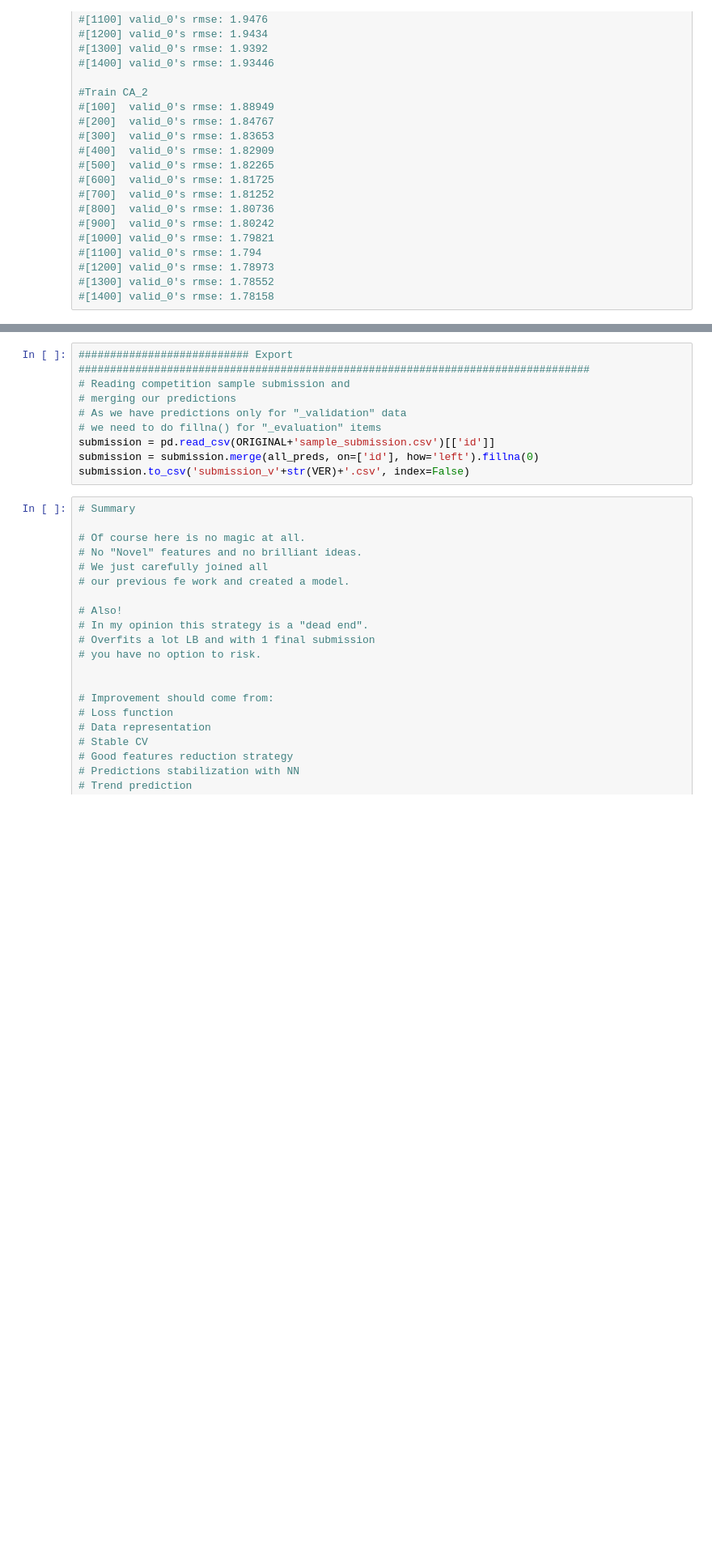
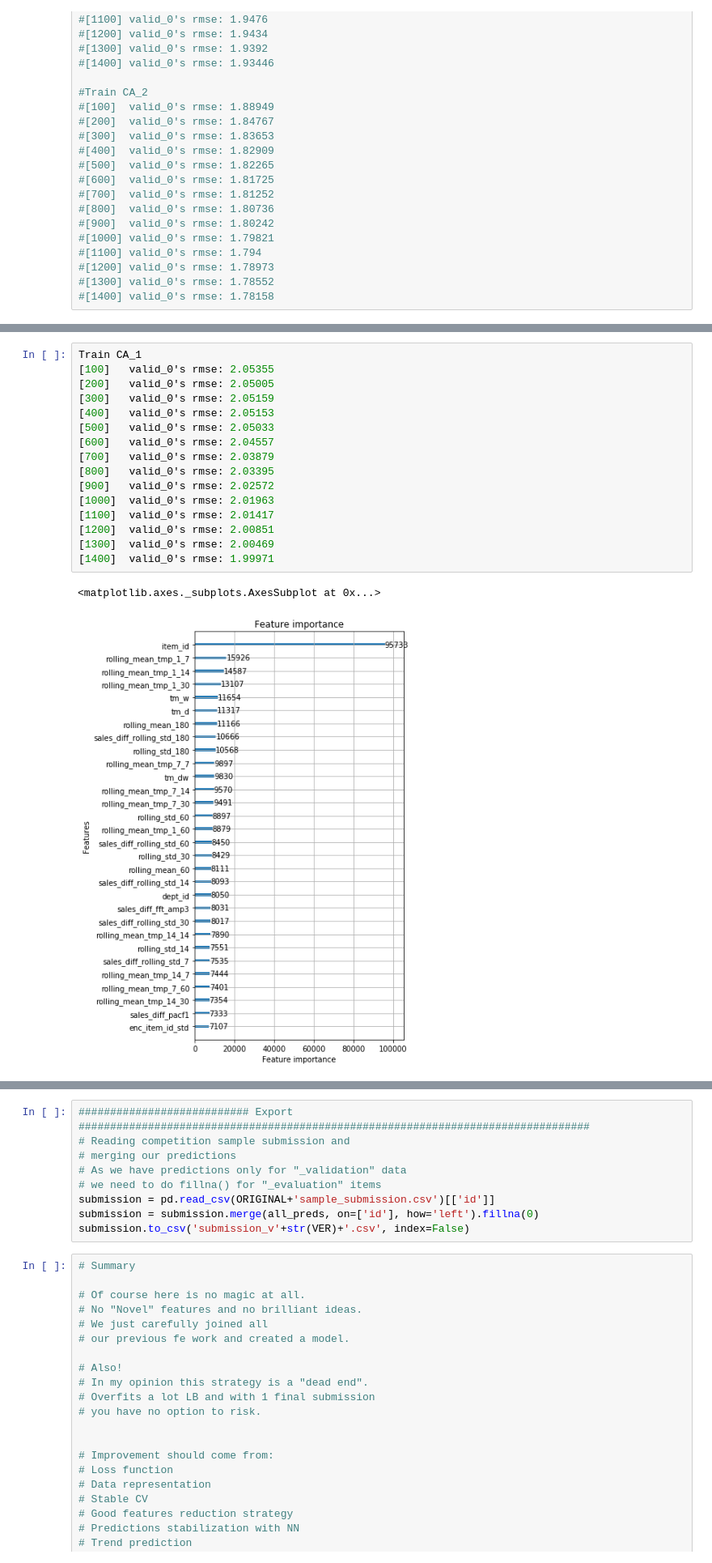
Before and after one commit to arhow/m5_forecasting_accuracy, a Jupyter notebook: notebook/m5-three-shades-of-dark-darker-magic2.ipynb, the cells around one changed output, grey strips where cells are left out. Shown at 81% size. Drawn from its saved outputs; the diff is of its cells as text; blank space fills up the shorter version.

```diff
--- a/notebook/m5-three-shades-of-dark-darker-magic2.ipynb
+++ b/notebook/m5-three-shades-of-dark-darker-magic2.ipynb
@@ -416,0 +572,19 @@ MODEL_FEATURES
+# %%
+Train CA_1
+[100]	valid_0's rmse: 2.05355
+[200]	valid_0's rmse: 2.05005
+[300]	valid_0's rmse: 2.05159
+[400]	valid_0's rmse: 2.05153
+[500]	valid_0's rmse: 2.05033
+[600]	valid_0's rmse: 2.04557
+[700]	valid_0's rmse: 2.03879
+[800]	valid_0's rmse: 2.03395
+[900]	valid_0's rmse: 2.02572
+[1000]	valid_0's rmse: 2.01963
+[1100]	valid_0's rmse: 2.01417
+[1200]	valid_0's rmse: 2.00851
+[1300]	valid_0's rmse: 2.00469
+[1400]	valid_0's rmse: 1.99971
+# %% [output]
+<matplotlib.axes._subplots.AxesSubplot at 0x...>
+[figure, added]
```
Also changed, not shown: parts of 18 cells of this notebook, 5 other files.
